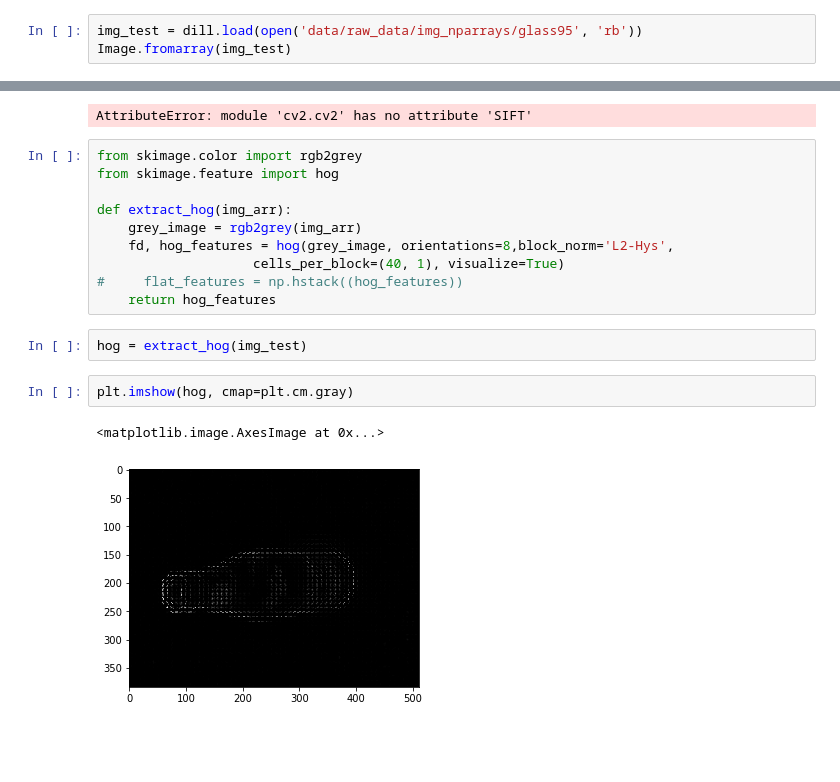
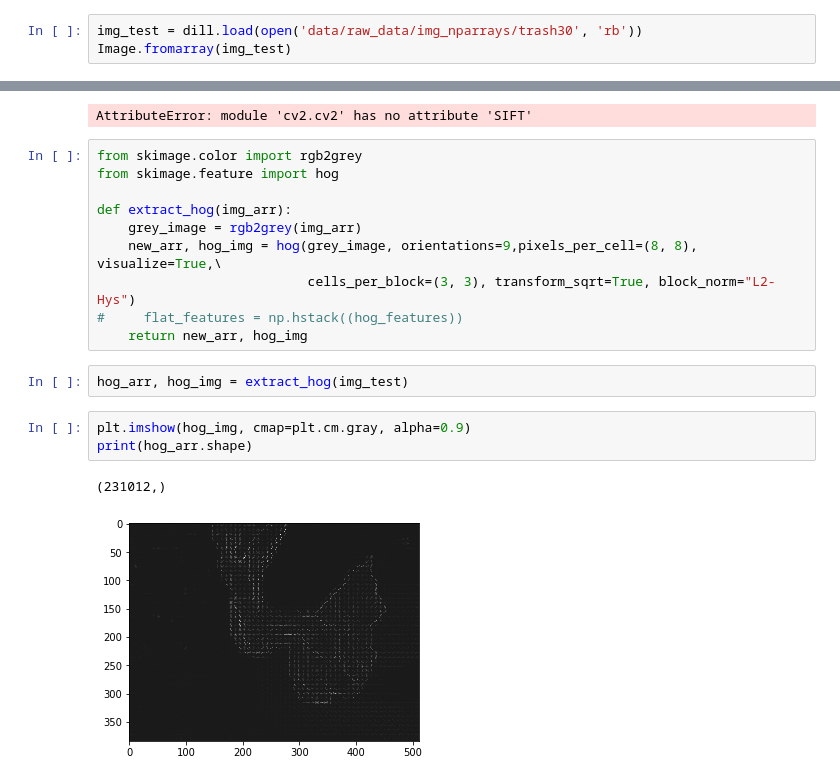
Before and after one commit to alssica/trash-classifier, a Jupyter notebook: SGDClassifier.ipynb, the cells around one changed output, grey strips where cells are left out. Drawn from its saved outputs; the diff is of its cells as text; blank space fills up the shorter version.

```diff
--- a/SGDClassifier.ipynb
+++ b/SGDClassifier.ipynb
@@ -220,6 +243,6 @@ def extract_orb(img):
     keypts, descriptor = orb.detectAndCompute(img, None)
     return keypts, descriptor
 # %%
-img_test = dill.load(open('data/raw_data/img_nparrays/glass95', 'rb'))
+img_test = dill.load(open('data/raw_data/img_nparrays/trash30', 'rb'))
 Image.fromarray(img_test)
 # %% [output]
@@ -291,14 +314,15 @@ from skimage.feature import hog
 
 def extract_hog(img_arr):
     grey_image = rgb2grey(img_arr)
-    fd, hog_features = hog(grey_image, orientations=8,block_norm='L2-Hys',
-                    cells_per_block=(40, 1), visualize=True)
+    new_arr, hog_img = hog(grey_image, orientations=9,pixels_per_cell=(8, 8), visualize=True,\
+                           cells_per_block=(3, 3), transform_sqrt=True, block_norm="L2-Hys")
 #     flat_features = np.hstack((hog_features))
-    return hog_features
+    return new_arr, hog_img
 # %%
-hog = extract_hog(img_test)
+hog_arr, hog_img = extract_hog(img_test)
 # %%
-plt.imshow(hog, cmap=plt.cm.gray)
+plt.imshow(hog_img, cmap=plt.cm.gray, alpha=0.9)
+print(hog_arr.shape)
 # %% [output]
-<matplotlib.image.AxesImage at 0x...>
+(231012,)
-[figure, old version]
+[figure, new version]
```
Also changed, not shown: parts of 13 cells of this notebook, 5 other files.
